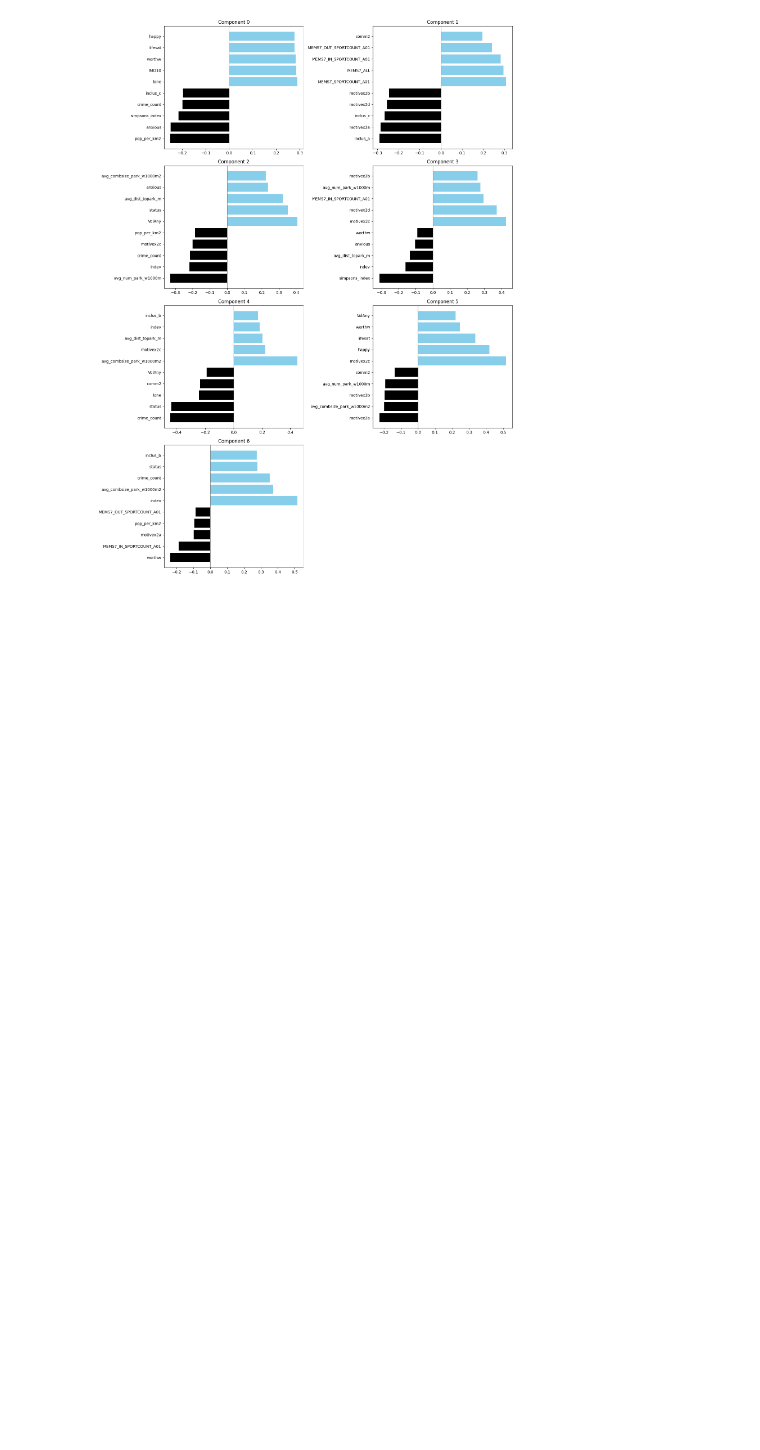
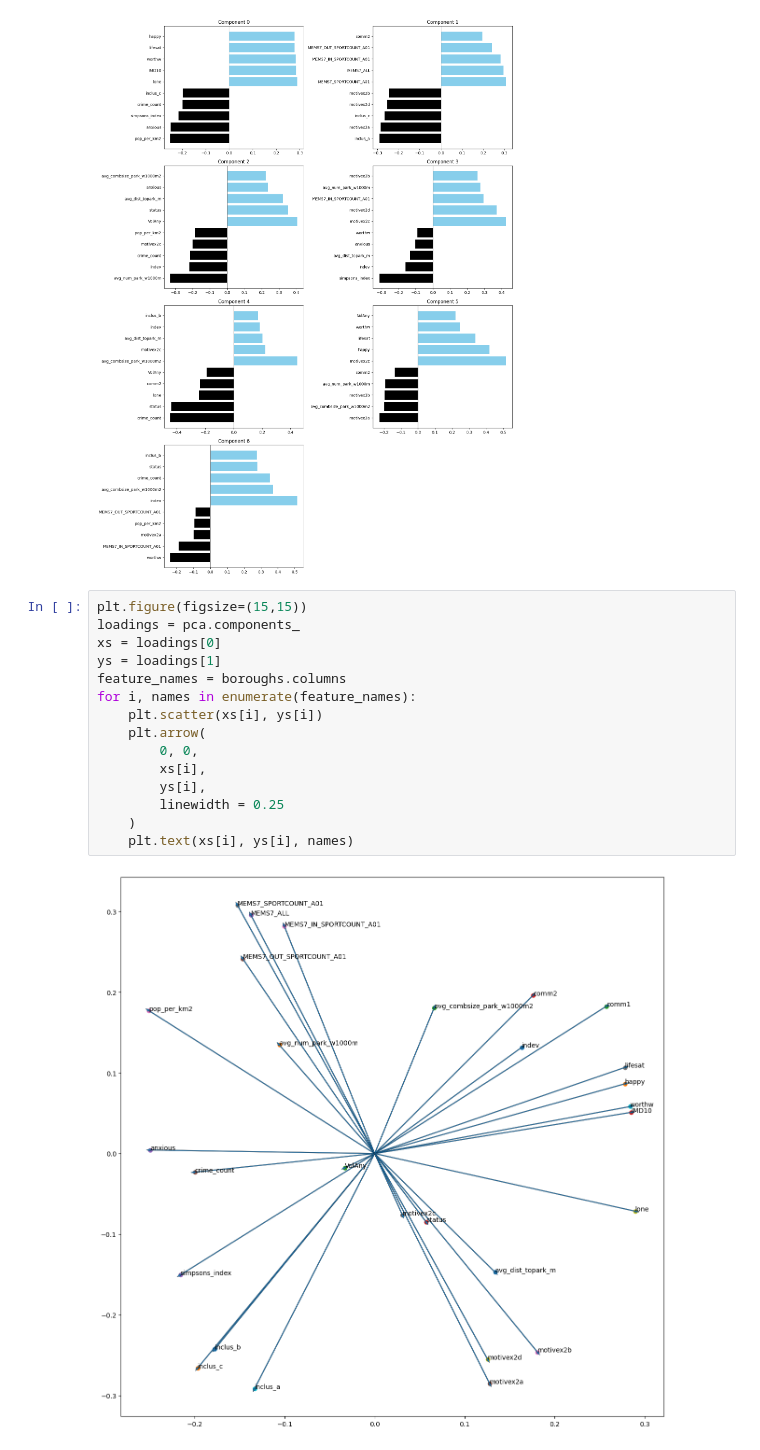
Before and after one commit to ferguswatson39/london_sport2, a Jupyter notebook: exploration/determinants_eda/eda_consolidation.ipynb, the cells around one changed output. Saved outputs shown, nothing was run; the diff lists cells and outputs as text; blank space fills up the shorter version.

```diff
--- a/exploration/determinants_eda/eda_consolidation.ipynb
+++ b/exploration/determinants_eda/eda_consolidation.ipynb
@@ -640,3 +644,20 @@ plt.tight_layout()
 plt.show()
 # %% [output]
 [figure]
+# %%
+plt.figure(figsize=(15,15))
+loadings = pca.components_
+xs = loadings[0]
+ys = loadings[1]
+feature_names = boroughs.columns
+for i, names in enumerate(feature_names):
+    plt.scatter(xs[i], ys[i])
+    plt.arrow(
+        0, 0,
+        xs[i],
+        ys[i],
+        linewidth = 0.25
+    )
+    plt.text(xs[i], ys[i], names)
+# %% [output]
+[figure, added]
```
Also changed, not shown: parts of 23 cells of this notebook, 1 other file.
